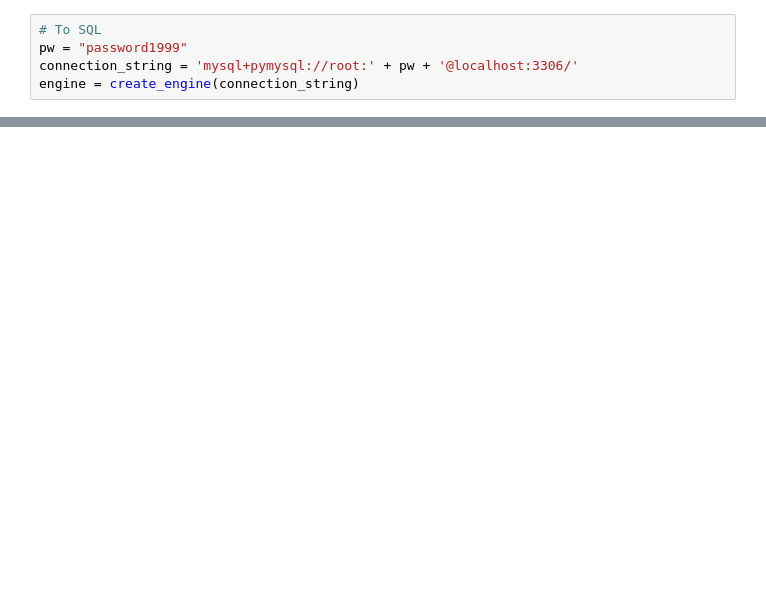
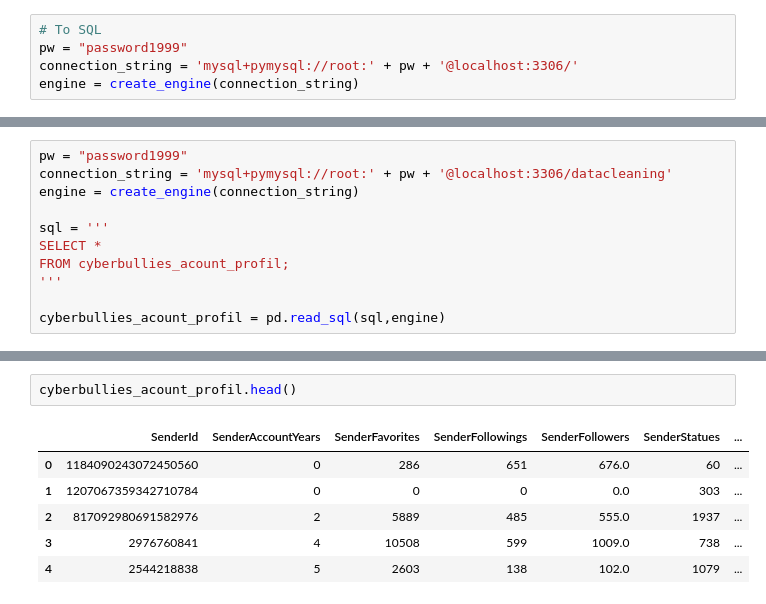
Before and after one commit to Dogmael/Iron-hack-project-W3-data-cleaning, a Jupyter notebook: main.ipynb, the cells around one changed output, grey strips where cells are left out. Drawn from its saved outputs; the diff is of its cells as text; blank space fills up the shorter version.

```diff
--- a/main.ipynb
+++ b/main.ipynb
@@ -129,0 +90,11 @@ clean_df.to_sql("main",schema="datacleaning", con = engine)
+# %%
+pw = "password1999"
+connection_string = 'mysql+pymysql://root:' + pw + '@localhost:3306/datacleaning'
+engine = create_engine(connection_string)
+
+sql = '''
+SELECT *
+FROM cyberbullies_acount_profil;
+'''
+
+cyberbullies_acount_profil = pd.read_sql(sql,engine)
@@ -129,0 +118,9 @@ clean_df.to_sql("main",schema="datacleaning", con = engine)
+# %%
+cyberbullies_acount_profil.head()
+# %% [output]
+|  | SenderId | SenderAccountYears | SenderFavorites | SenderFollowings | SenderFollowers | SenderStatues | ... |
+| 0 | 1184090243072450560 | 0 | 286 | 651 | 676.0 | 60 | ... |
+| 1 | 1207067359342710784 | 0 | 0 | 0 | 0.0 | 303 | ... |
+| 2 | 817092980691582976 | 2 | 5889 | 485 | 555.0 | 1937 | ... |
+| 3 | 2976760841 | 4 | 10508 | 599 | 1009.0 | 738 | ... |
+| 4 | 2544218838 | 5 | 2603 | 138 | 102.0 | 1079 | ... |
```
Also changed, not shown: parts of 22 cells of this notebook, 11 other files.
